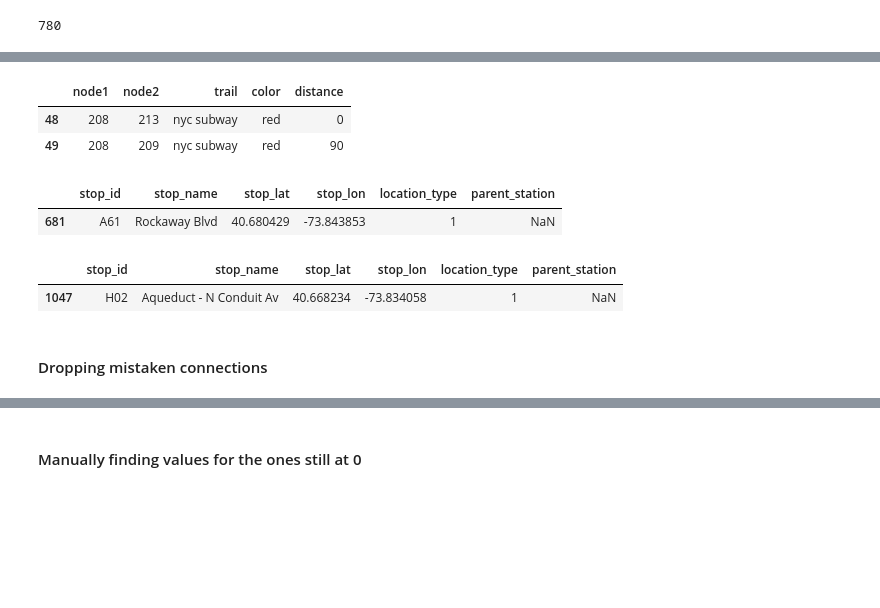
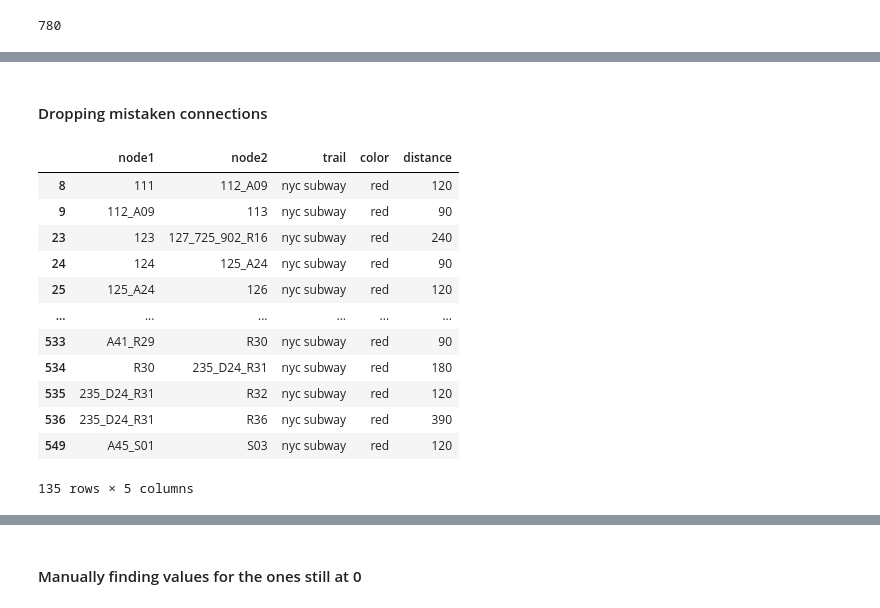
Before and after one commit to gregfeliu/The_Subway_Challenge, a Jupyter notebook: Make_Edgelist.ipynb, the cells around one changed output, grey strips where cells are left out. Saved outputs shown, nothing was run; the diff lists cells and outputs as text; code cells hidden in the pictures; blank space fills up the shorter version.

```diff
--- a/Make_Edgelist.ipynb
+++ b/Make_Edgelist.ipynb
@@ -479,31 +465,27 @@ edge_list_df[edge_list_df['node2'] == 'A61']
-# %%
-edge_list_df[edge_list_df['node1'] == '208']
-# %% [output]
-|  | node1 | node2 | trail | color | distance |
-| 48 | 208 | 213 | nyc subway | red | 0 |
-| 49 | 208 | 209 | nyc subway | red | 90 |
-# %%
-non_unique_stations_df[non_unique_stations_df['stop_id'] == 'A61']
-# %% [output]
-|  | stop_id | stop_name | stop_lat | stop_lon | location_type | parent_station |
-| 681 | A61 | Rockaway Blvd | 40.680429 | -73.843853 | 1 | NaN |
-# %%
-non_unique_stations_df[non_unique_stations_df['stop_id'] == 'H02']
-# %% [output]
-|  | stop_id | stop_name | stop_lat | stop_lon | location_type | parent_station |
-| 1047 | H02 | Aqueduct - N Conduit Av | 40.668234 | -73.834058 | 1 | NaN |
 # %% [markdown]
 #### Dropping mistaken connections
-# %%
-edge_list_df.drop(index=[408, 48, 110], inplace=True)
 # %%
 # duplicate rows after combining stations
 # some repeat routes, will pick lower value if values are different
-# multi_station_edgelist = []
-# for x in range(len(edge_list_df)):
-#     if len(edge_list_df['node1'][x]) > 4 or len(edge_list_df['node2'][x]) > 4:
-#         multi_station_edgelist.append(x)
-# edge_list_df.iloc[multi_station_edgelist]
+multi_station_edgelist = []
+for x in range(len(edge_list_df)):
+    if len(edge_list_df['node1'][x]) > 4 or len(edge_list_df['node2'][x]) > 4:
+        multi_station_edgelist.append(x)
+edge_list_df.iloc[multi_station_edgelist]
+# %% [output]
+|  | node1 | node2 | trail | color | distance |
+| 8 | 111 | 112_A09 | nyc subway | red | 120 |
+| 9 | 112_A09 | 113 | nyc subway | red | 90 |
+| 23 | 123 | 127_725_902_R16 | nyc subway | red | 240 |
+| 24 | 124 | 125_A24 | nyc subway | red | 90 |
+| 25 | 125_A24 | 126 | nyc subway | red | 120 |
+| ... | ... | ... | ... | ... | ... |
+| 533 | A41_R29 | R30 | nyc subway | red | 90 |
+| 534 | R30 | 235_D24_R31 | nyc subway | red | 180 |
+| 535 | 235_D24_R31 | R32 | nyc subway | red | 120 |
+| 536 | 235_D24_R31 | R36 | nyc subway | red | 390 |
+| 549 | A45_S01 | S03 | nyc subway | red | 120 |
+135 rows × 5 columns
 # %%
 node1_items = set(edge_list_df['node1'][multi_station_edgelist])
 node2_items = set(edge_list_df['node2'][multi_station_edgelist])
```
Also changed, not shown: parts of 36 cells of this notebook, 1 other file.
